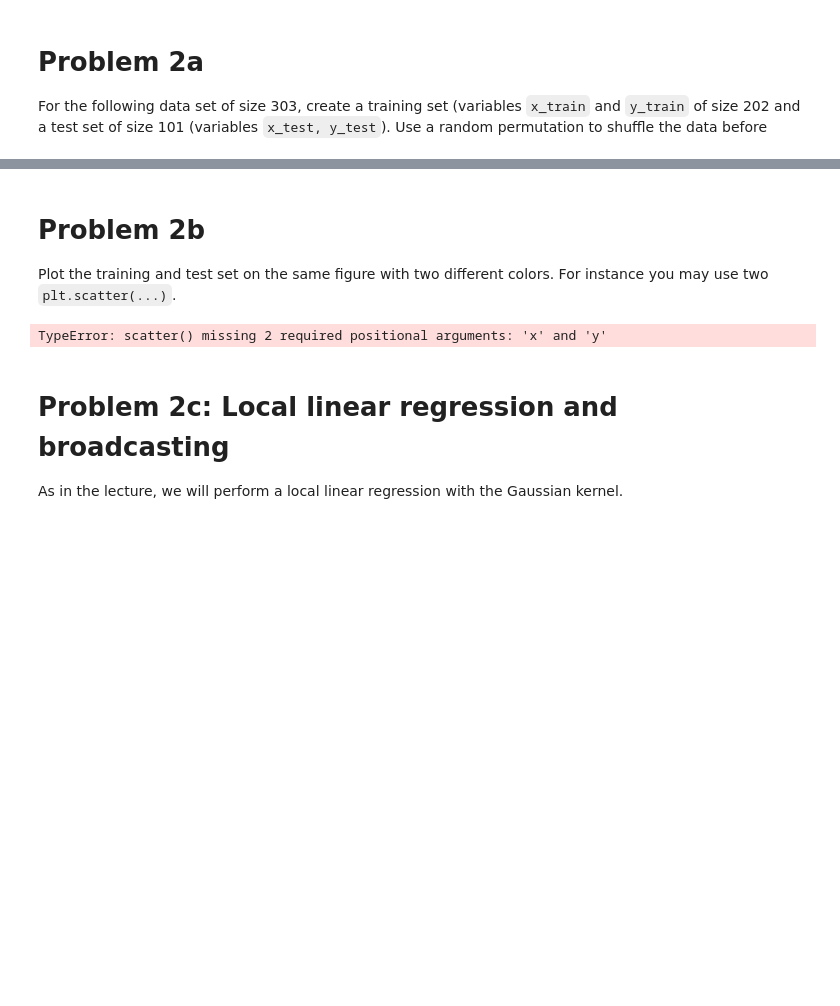
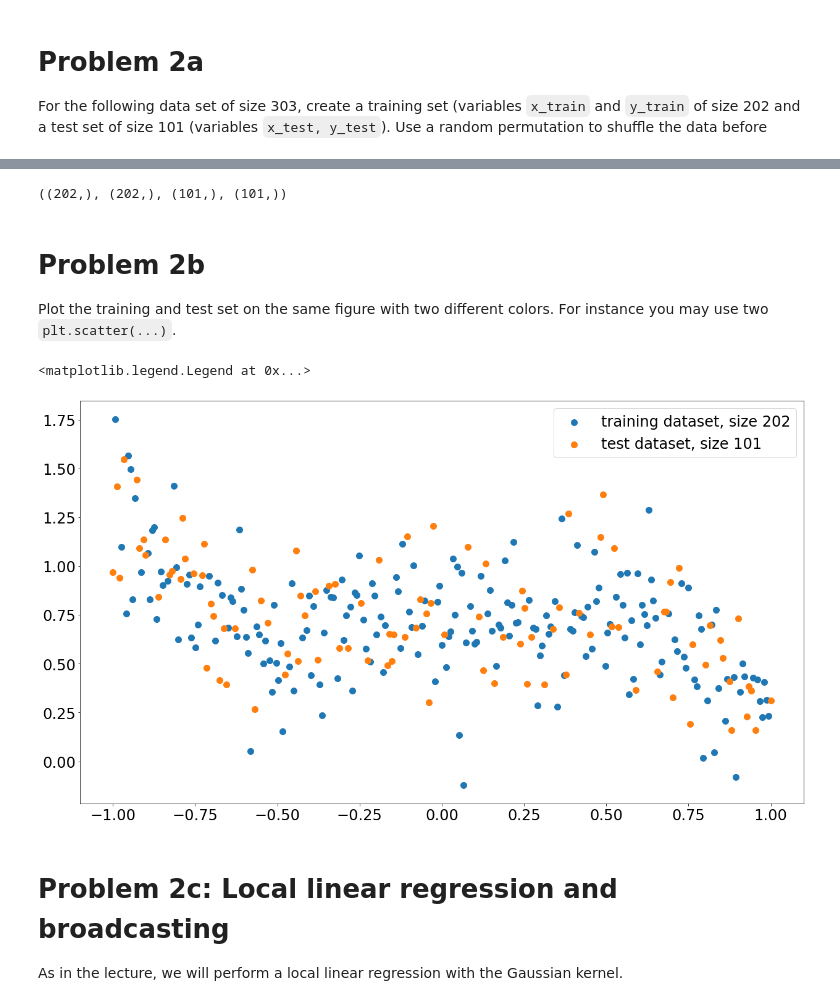
Before and after one commit to amitreddy/rutgers-datamining, a Jupyter notebook: homework2.ipynb, the cells around one changed output, grey strips where cells are left out. Drawn from its saved outputs; the diff is of its cells as text; code cells hidden in the pictures; blank space fills up the shorter version.

```diff
--- a/homework2.ipynb
+++ b/homework2.ipynb
@@ -63,10 +82,27 @@ indices = np.random.permutation(N)
+# %%
+n_sample_training_set = 202
+x_permuted = x[indices]
+y_permuted = y[indices]
+
+x_train = x_permuted[:n_sample_training_set]
+y_train = y_permuted[:n_sample_training_set]
+
+x_test = x_permuted[n_sample_training_set:]
+y_test = y_permuted[n_sample_training_set:]
+
+x_train.shape, y_train.shape, x_test.shape, y_test.shape
+# %% [output]
+((202,), (202,), (101,), (101,))
 # %% [markdown]
 # Problem 2b
 Plot the training and test set on the same figure with two different colors. For instance you may use two ``plt.scatter(...)``.
-# %%
-plt.scatter()
-# %% [output]
-TypeError: scatter() missing 2 required positional arguments: 'x' and 'y'
+# %%
+plt.scatter(x_train, y_train, label='training dataset, size %s' % n_sample_training_set)
+plt.scatter(x_test, y_test, label='test dataset, size %s' % (N-n_sample_training_set))
+plt.legend()
+# %% [output]
+<matplotlib.legend.Legend at 0x...>
+[figure, added]
 # %% [markdown]
 # Problem 2c: Local linear regression and broadcasting
 As in the lecture, we will perform a local linear regression
```
Also changed, not shown: parts of 2 cells of this notebook.
